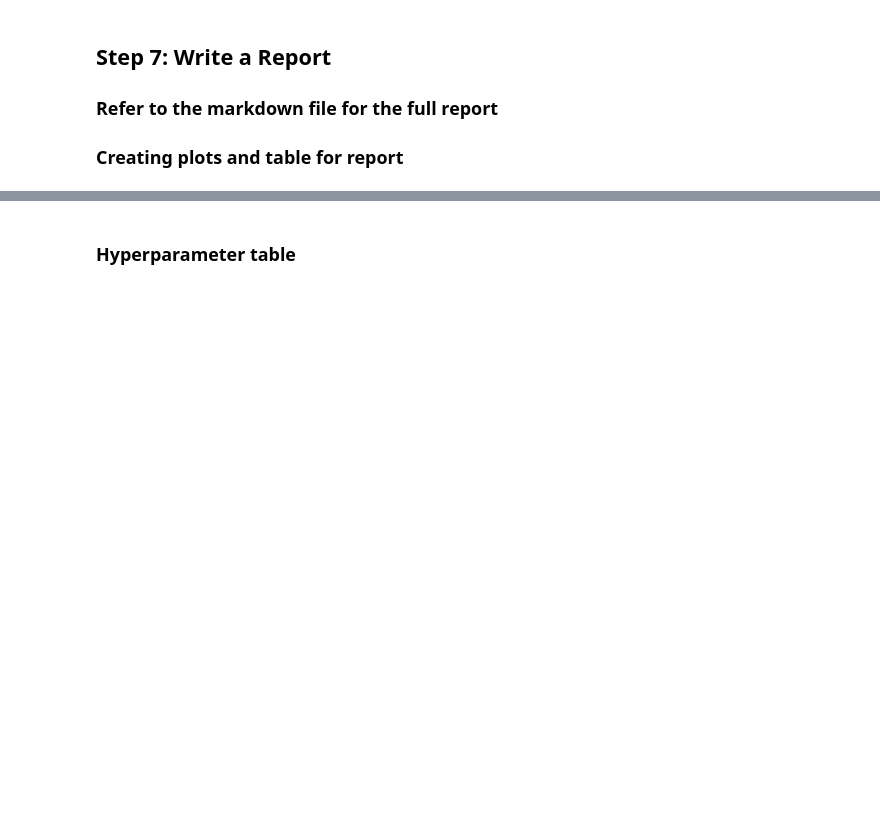
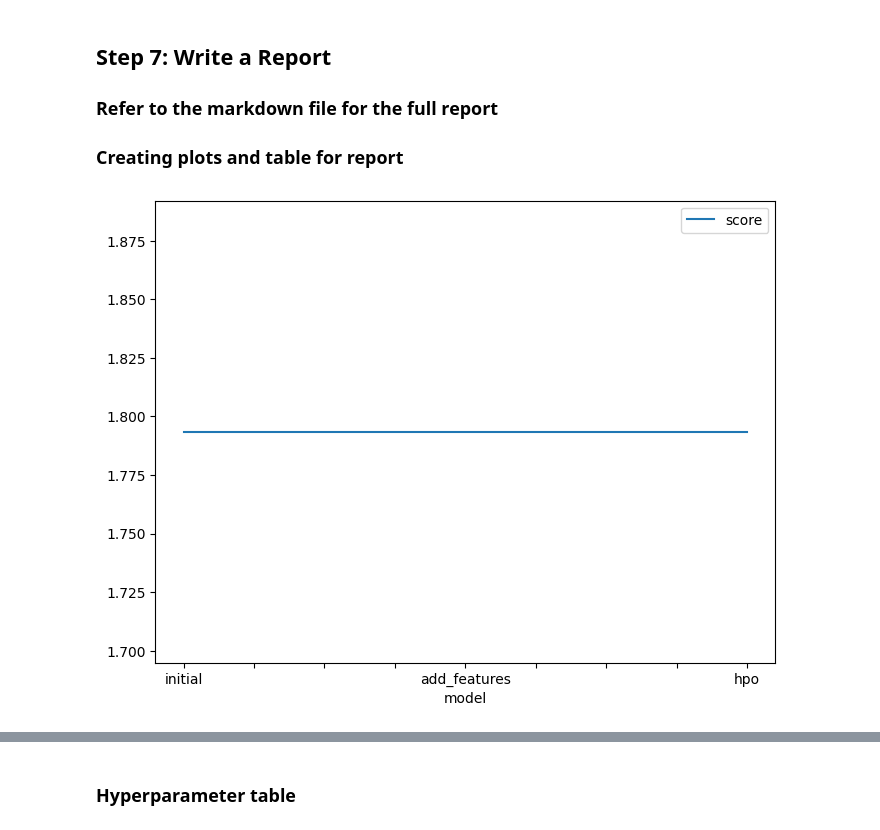
Before and after one commit to rafiulhc/bike-sharing-AutoML, a Jupyter notebook: project/project-template.ipynb, the cells around one changed output, grey strips where cells are left out. Saved outputs shown, nothing was run; the diff lists cells and outputs as text; code cells hidden in the pictures; blank space fills up the shorter version.

```diff
--- a/project/project-template.ipynb
+++ b/project/project-template.ipynb
@@ -286,13 +532,15 @@ submission_new_hpo.to_csv("submission_new_hpo.csv", index=False)
 # %%
 # Taking the top model score from each training run and creating a line plot to show improvement
 # You can create these in the notebook and save them to PNG or use some other tool (e.g. google sheets, excel)
 fig = pd.DataFrame(
     {
         "model": ["initial", "add_features", "hpo"],
-        "score": [?, ?, ?]
+        "score": [1.79353, 1.79353, 1.79353]
     }
 ).plot(x="model", y="score", figsize=(8, 6)).get_figure()
 fig.savefig('model_train_score.png')
+# %% [output]
+[figure, added]
 # %%
 # Take the 3 kaggle scores and creating a line plot to show improvement
 fig = pd.DataFrame(
```
Also changed, not shown: parts of 44 cells of this notebook, 6 other files.
